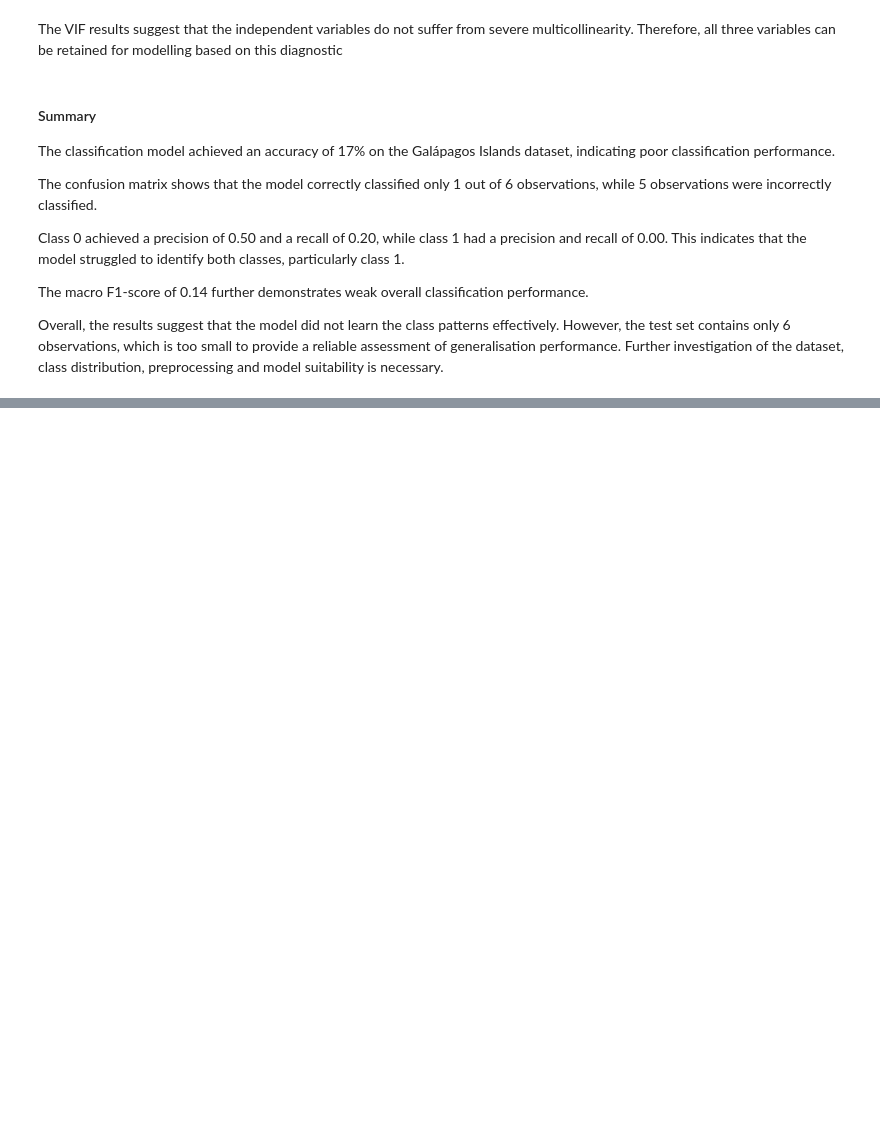
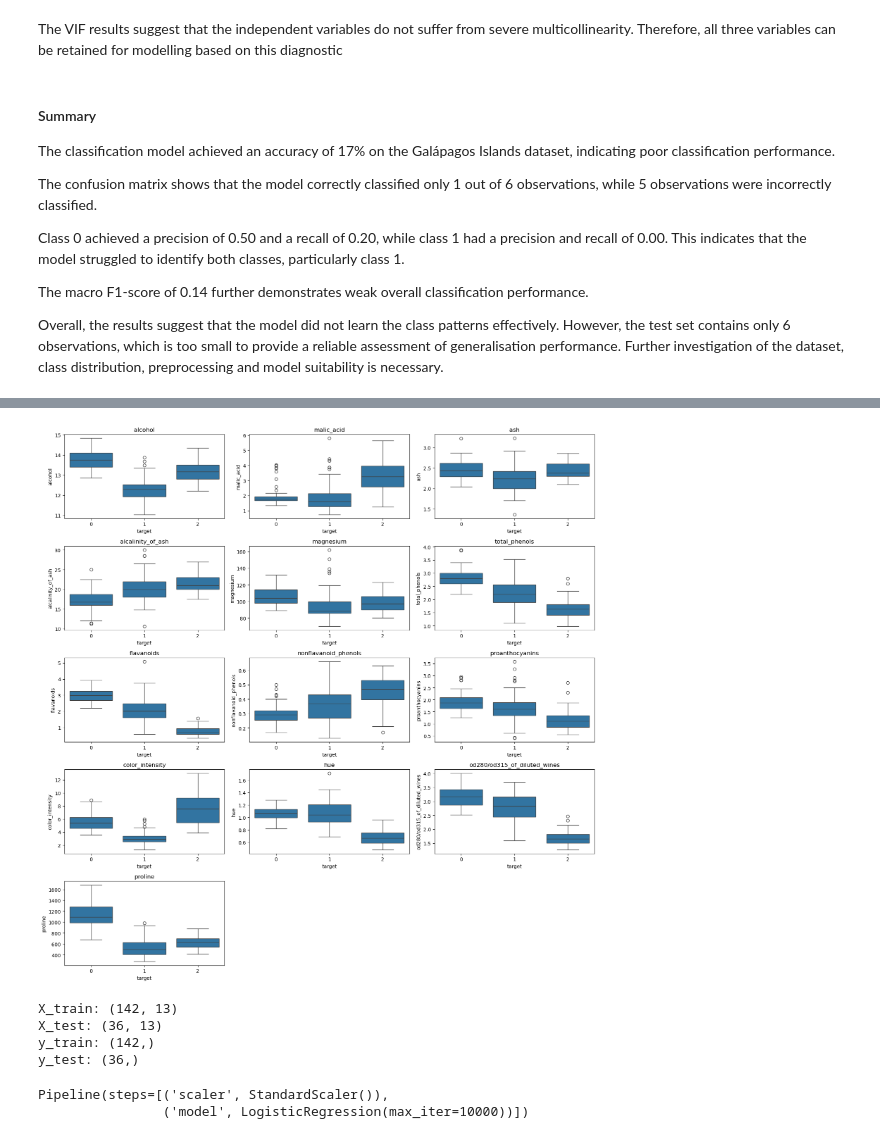
Before and after one commit to Gyrith/Machine-Learning-Models, a Jupyter notebook: Supervised Learning/Logistic Regression.ipynb, the cells around one changed output, grey strips where cells are left out. Drawn from its saved outputs; the diff is of its cells as text; code cells hidden in the pictures; blank space fills up the shorter version.

Commit message:
Logistic Regression

```diff
--- a/Supervised Learning/Logistic Regression.ipynb
+++ b/Supervised Learning/Logistic Regression.ipynb
@@ -594,0 +604,10 @@ Overall, the results suggest that the model did not learn the class patterns eff
+# %%
+# load dataset
+import pandas as pd
+from sklearn.datasets import load_wine
+wine = load_wine()
+
+wine_df = pd.DataFrame(wine.data, columns=wine.feature_names)
+wine_df['target'] = wine.target
+print(wine_df.shape)
+wine_df.head()
@@ -594,0 +713,21 @@ Overall, the results suggest that the model did not learn the class patterns eff
+# %%
+# Feature rlship with target
+features = wine_df.drop(columns='target').columns
+
+n_cols = 3
+n_rows = (len(features) + n_cols - 1) // n_cols
+
+fig, axes = plt.subplots(n_rows, n_cols, figsize=(16, 16))
+axes = axes.flatten()
+
+for i, column in enumerate(features):
+    sns.boxplot(data=wine_df, x='target', y=column, ax=axes[i])
+    axes[i].set_title(column)
+
+for j in range(len(features), len(axes)):
+    fig.delaxes(axes[j])
+
+plt.tight_layout()
+plt.show()
+# %% [output]
+[figure, added]
@@ -594,0 +738,23 @@ Overall, the results suggest that the model did not learn the class patterns eff
+# %%
+# split dataset
+X_train, X_test, y_train, y_test = train_test_split(X, y,test_size=0.2,random_state=42,stratify=y)
+print("X_train:", X_train.shape)
+print("X_test:", X_test.shape)
+print("y_train:", y_train.shape)
+print("y_test:", y_test.shape)
+# %% [output]
+X_train: (142, 13)
+X_test: (36, 13)
+y_train: (142,)
+y_test: (36,)
+# %%
+# Model
+log_model = Pipeline([
+    ('scaler', StandardScaler()),
+    ('model', LogisticRegression(max_iter=10000))
+])
+
+log_model.fit(X_train, y_train)
+# %% [output]
+Pipeline(steps=[('scaler', StandardScaler()),
+                ('model', LogisticRegression(max_iter=10000))])
```
Also changed, not shown: parts of 17 cells of this notebook.
